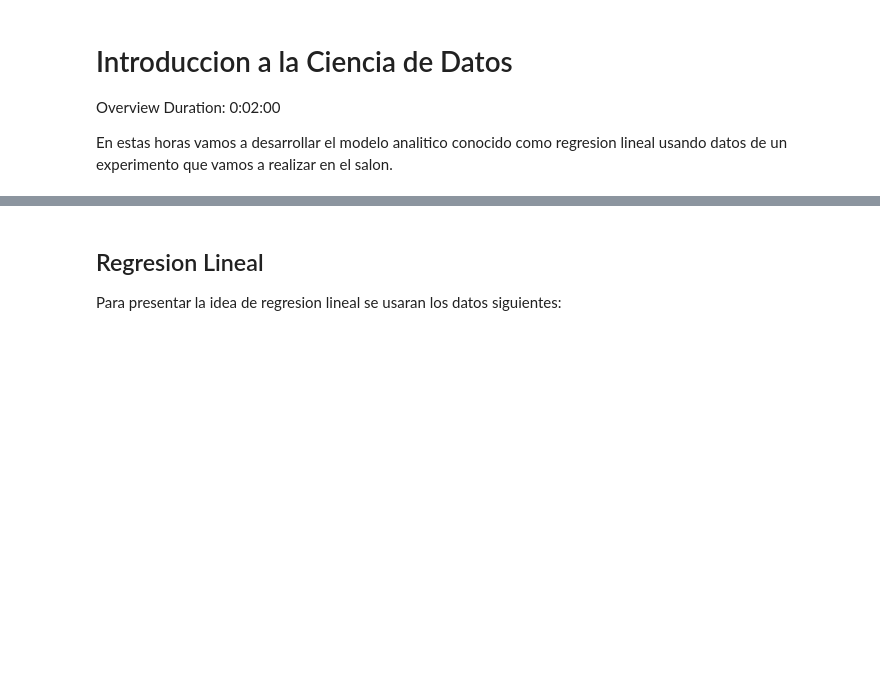
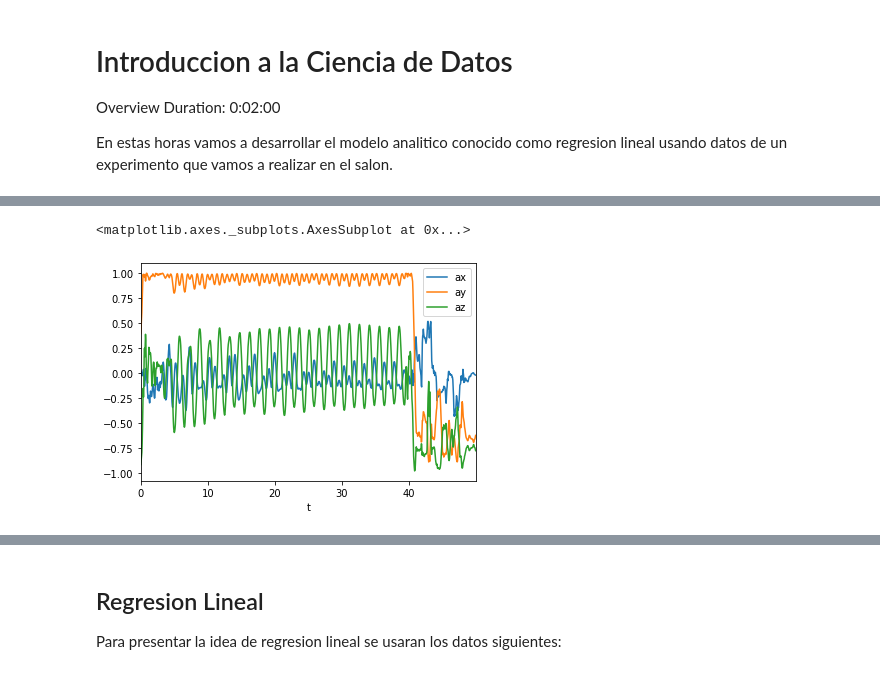
Before and after one commit to NefilimZbm/TallerPythonIntroCienciaDatos, a Jupyter notebook: 00_Ejemplo_TiposDatos.ipynb, the cells around one changed output, grey strips where cells are left out. Saved outputs shown, nothing was run; the diff lists cells and outputs as text; code cells hidden in the pictures; blank space fills up the shorter version.

```diff
--- a/00_Ejemplo_TiposDatos.ipynb
+++ b/00_Ejemplo_TiposDatos.ipynb
@@ -12,0 +24,8 @@ En estas horas vamos a desarrollar el modelo analitico conocido como regresion l
+# %%
+time,acceleration = get_dataFile(furl)
+# %%
+tseries = pd.Series(time)
+# %%
+df = pd.DataFrame(acceleration, columns=["ax","ay","az"])
+# %%
+df['t']=tseries
@@ -12,0 +41,5 @@ En estas horas vamos a desarrollar el modelo analitico conocido como regresion l
+# %%
+df.plot(x='t',y=['ax', 'ay','az'])
+# %% [output]
+<matplotlib.axes._subplots.AxesSubplot at 0x...>
+[figure, added]
```
Also changed, not shown: parts of 39 cells of this notebook.
